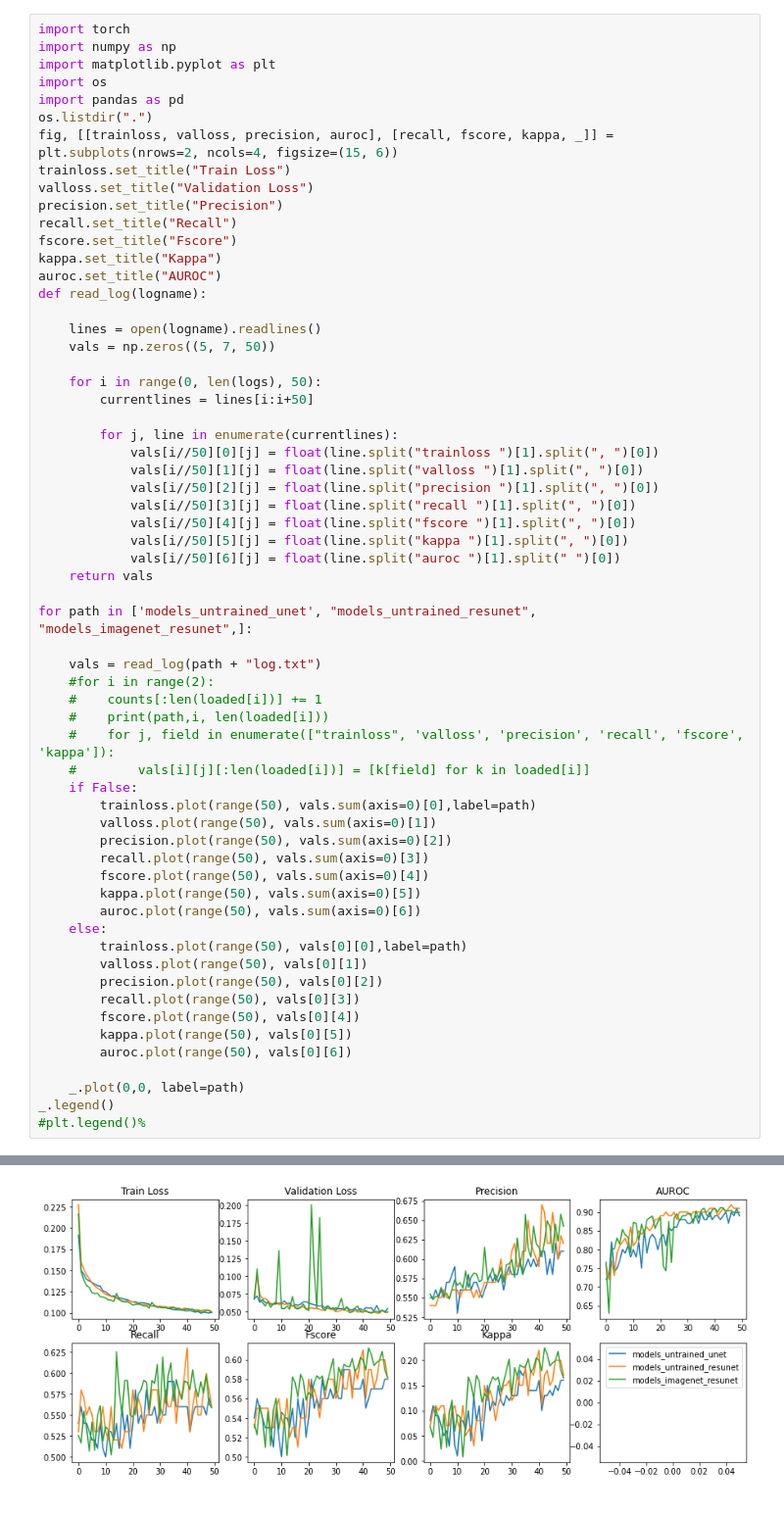
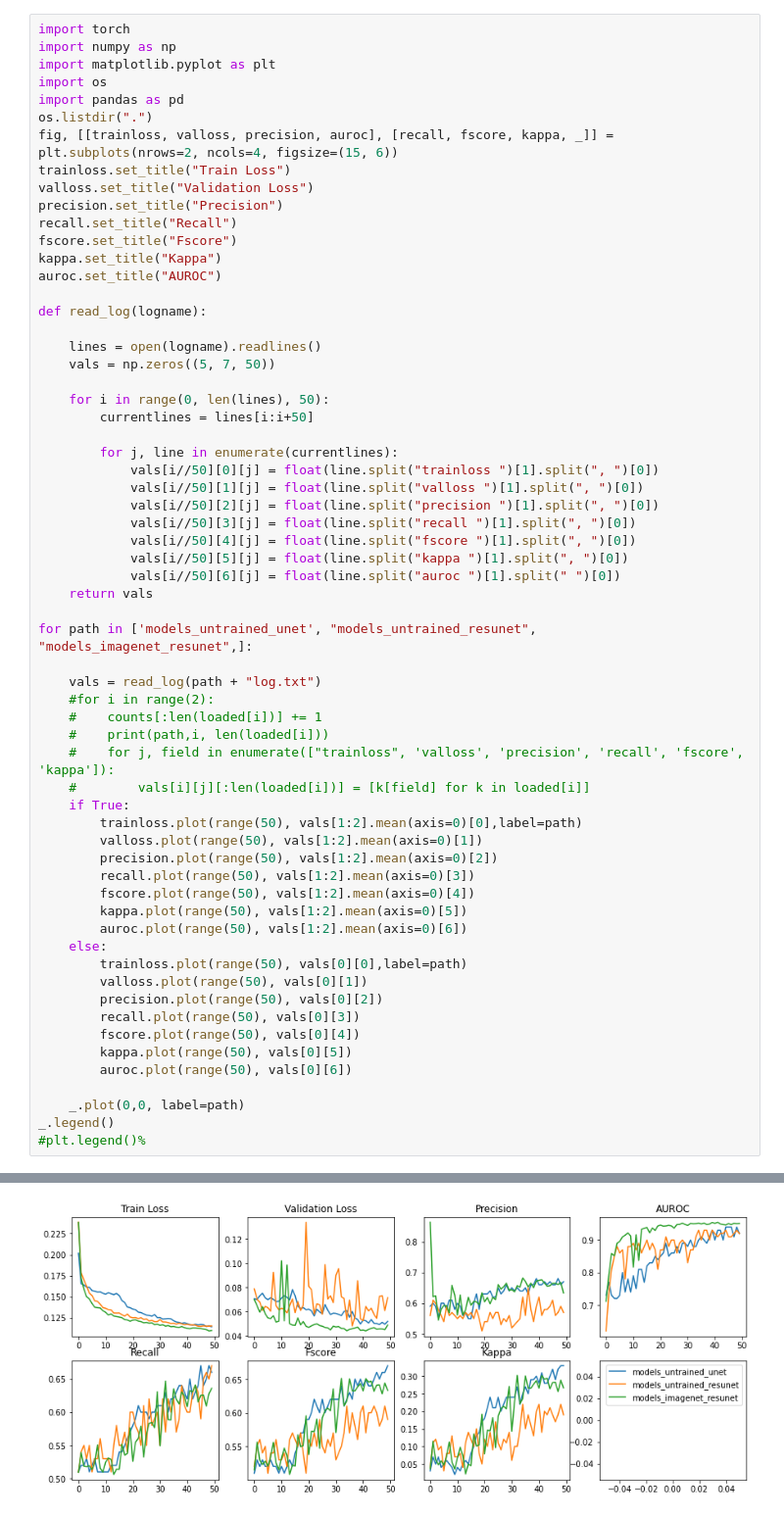
Before and after one commit to josauder/floatingobjects, a Jupyter notebook: Untitled.ipynb, the cells around one changed output, grey strips where cells are left out. Shown at 98% size. Cells and saved outputs as stored; diff of their text form.

```diff
--- a/Untitled.ipynb
+++ b/Untitled.ipynb
@@ -13,12 +13,13 @@ recall.set_title("Recall")
 fscore.set_title("Fscore")
 kappa.set_title("Kappa")
 auroc.set_title("AUROC")
+
 def read_log(logname):
 
     lines = open(logname).readlines()
     vals = np.zeros((5, 7, 50))
 
-    for i in range(0, len(logs), 50):
+    for i in range(0, len(lines), 50):
         currentlines = lines[i:i+50]
 
         for j, line in enumerate(currentlines):
@@ -26,39 +27,39 @@ def read_log(logname):
             vals[i//50][1][j] = float(line.split("valloss ")[1].split(", ")[0])
             vals[i//50][2][j] = float(line.split("precision ")[1].split(", ")[0])
             vals[i//50][3][j] = float(line.split("recall ")[1].split(", ")[0])
             vals[i//50][4][j] = float(line.split("fscore ")[1].split(", ")[0])
             vals[i//50][5][j] = float(line.split("kappa ")[1].split(", ")[0])
             vals[i//50][6][j] = float(line.split("auroc ")[1].split(" ")[0])
     return vals
 
 for path in ['models_untrained_unet', "models_untrained_resunet", "models_imagenet_resunet",]:
 
     vals = read_log(path + "log.txt")
     #for i in range(2):
     #    counts[:len(loaded[i])] += 1
     #    print(path,i, len(loaded[i]))
     #    for j, field in enumerate(["trainloss", 'valloss', 'precision', 'recall', 'fscore', 'kappa']):
     #        vals[i][j][:len(loaded[i])] = [k[field] for k in loaded[i]]
-    if False:
-        trainloss.plot(range(50), vals.sum(axis=0)[0],label=path)
-        valloss.plot(range(50), vals.sum(axis=0)[1])
-        precision.plot(range(50), vals.sum(axis=0)[2])
-        recall.plot(range(50), vals.sum(axis=0)[3])
-        fscore.plot(range(50), vals.sum(axis=0)[4])
-        kappa.plot(range(50), vals.sum(axis=0)[5])
-        auroc.plot(range(50), vals.sum(axis=0)[6])
+    if True:
+        trainloss.plot(range(50), vals[1:2].mean(axis=0)[0],label=path)
+        valloss.plot(range(50), vals[1:2].mean(axis=0)[1])
+        precision.plot(range(50), vals[1:2].mean(axis=0)[2])
+        recall.plot(range(50), vals[1:2].mean(axis=0)[3])
+        fscore.plot(range(50), vals[1:2].mean(axis=0)[4])
+        kappa.plot(range(50), vals[1:2].mean(axis=0)[5])
+        auroc.plot(range(50), vals[1:2].mean(axis=0)[6])
     else:
         trainloss.plot(range(50), vals[0][0],label=path)
         valloss.plot(range(50), vals[0][1])
         precision.plot(range(50), vals[0][2])
         recall.plot(range(50), vals[0][3])
         fscore.plot(range(50), vals[0][4])
         kappa.plot(range(50), vals[0][5])
         auroc.plot(range(50), vals[0][6])
 
     _.plot(0,0, label=path)
 _.legend()
 #plt.legend()%
 # %% [output]
 <matplotlib.legend.Legend at 0x...>
-[figure, old version]
+[figure, new version]
```
